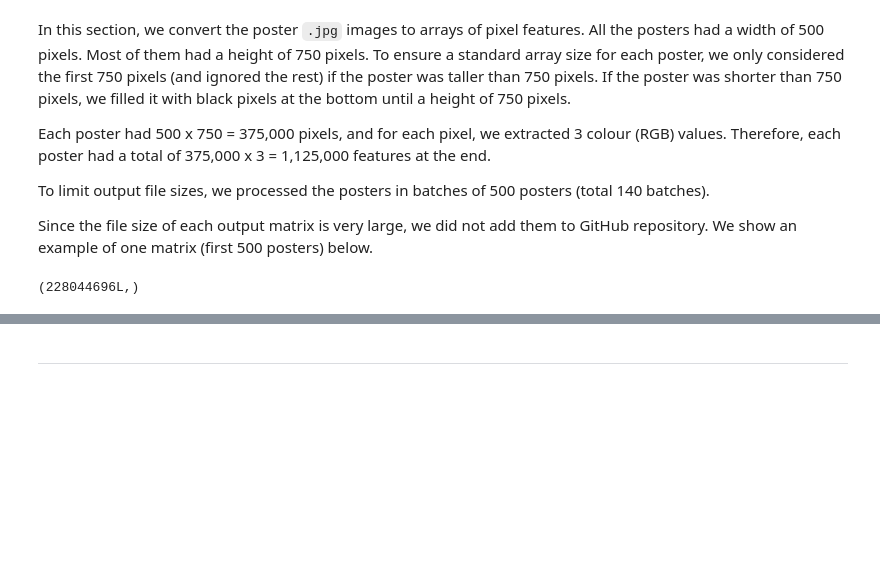
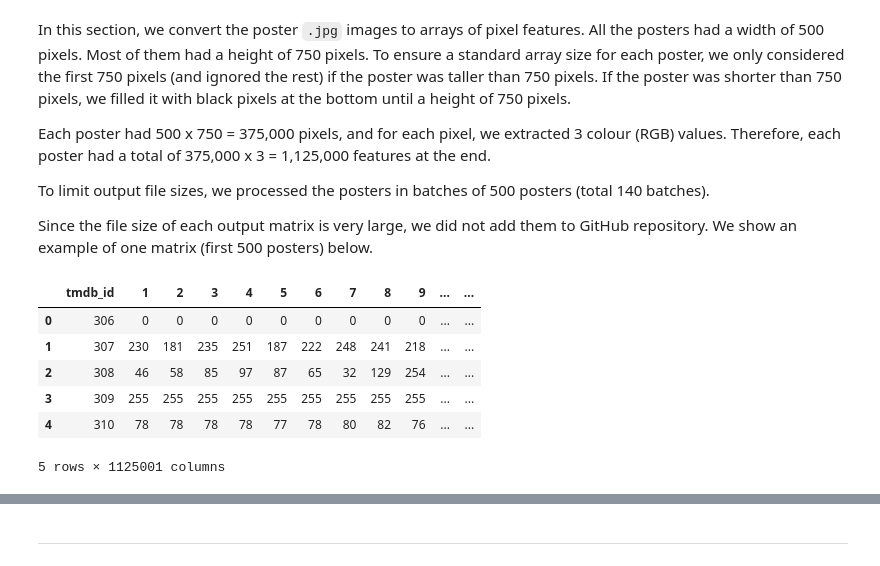
Before and after one commit to greenore/deep-learning-project, a Jupyter notebook: milestone2/Milestone2.ipynb, the cells around one changed output, grey strips where cells are left out. Cells and saved outputs as stored; diff of their text form; code cells hidden in the pictures; blank space fills up the shorter version.

Commit message:
updated milestone 2

```diff
--- a/milestone2/Milestone2.ipynb
+++ b/milestone2/Milestone2.ipynb
@@ -316,10 +345,16 @@ for i in range(3,total_groups):
     print i
 # %%
 # view example matrix
-matrix = np.fromfile('C:/Users/Calvin/Desktop/Shared/milestone2b/poster_matrix_0.dat')
+matrix = np.loadtxt('C:/Users/Calvin/Desktop/Shared/milestone2b/poster_matrix_0.csv', dtype=int, delimiter=',')
-# %%
-matrix.shape
-# %% [output]
-(228044696L,)
 # %%
 matrix_df = pd.DataFrame(matrix)
+matrix_df.rename(columns={0:'tmdb_id'}, inplace=True)
+matrix_df.head()
+# %% [output]
+|  | tmdb_id | 1 | 2 | 3 | 4 | 5 | 6 | 7 | 8 | 9 | ... | ... |
+| 0 | 306 | 0 | 0 | 0 | 0 | 0 | 0 | 0 | 0 | 0 | ... | ... |
+| 1 | 307 | 230 | 181 | 235 | 251 | 187 | 222 | 248 | 241 | 218 | ... | ... |
+| 2 | 308 | 46 | 58 | 85 | 97 | 87 | 65 | 32 | 129 | 254 | ... | ... |
+| 3 | 309 | 255 | 255 | 255 | 255 | 255 | 255 | 255 | 255 | 255 | ... | ... |
+| 4 | 310 | 78 | 78 | 78 | 78 | 77 | 78 | 80 | 82 | 76 | ... | ... |
+5 rows × 1125001 columns
```
Also changed, not shown: parts of 32 cells of this notebook, 1 other file.
